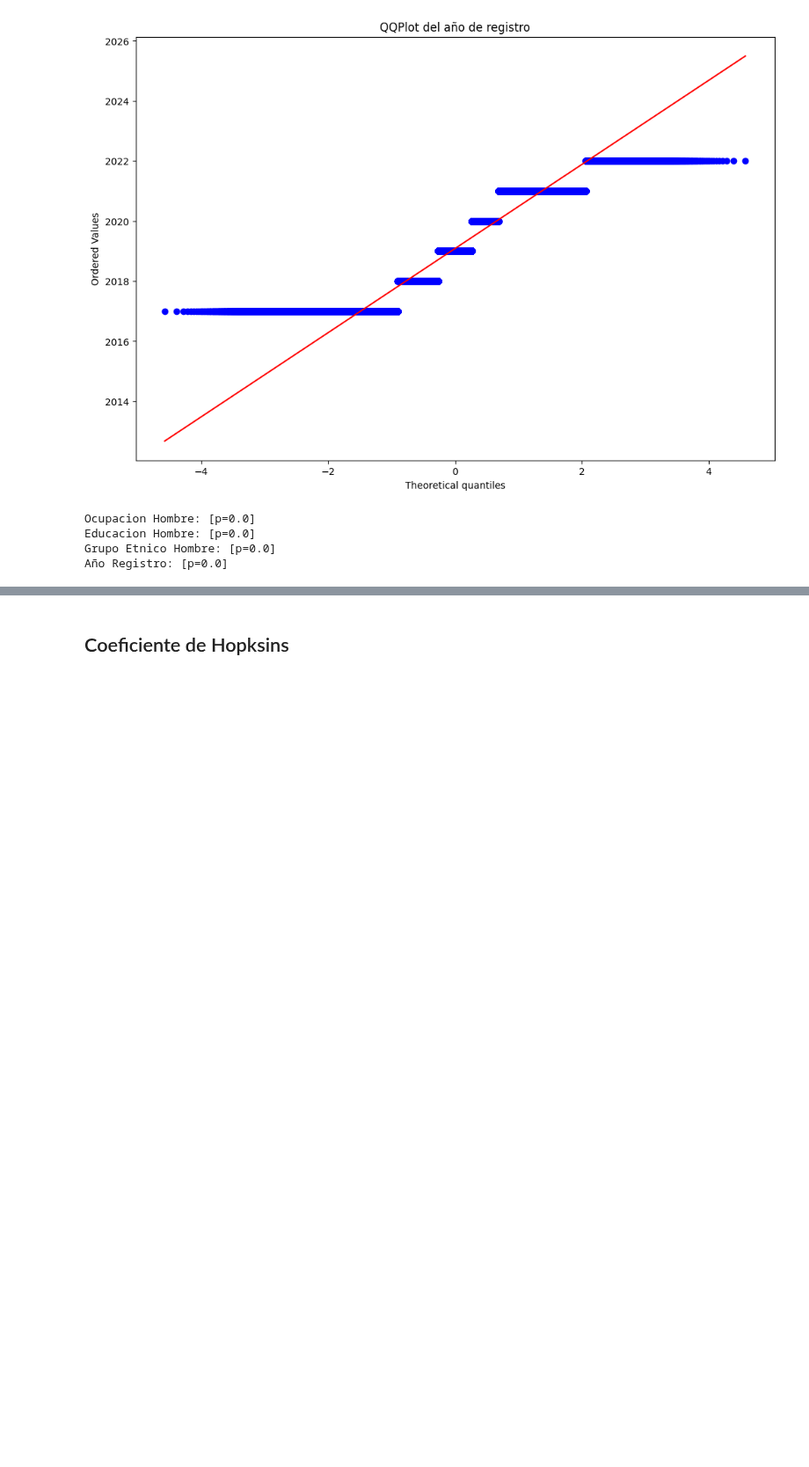
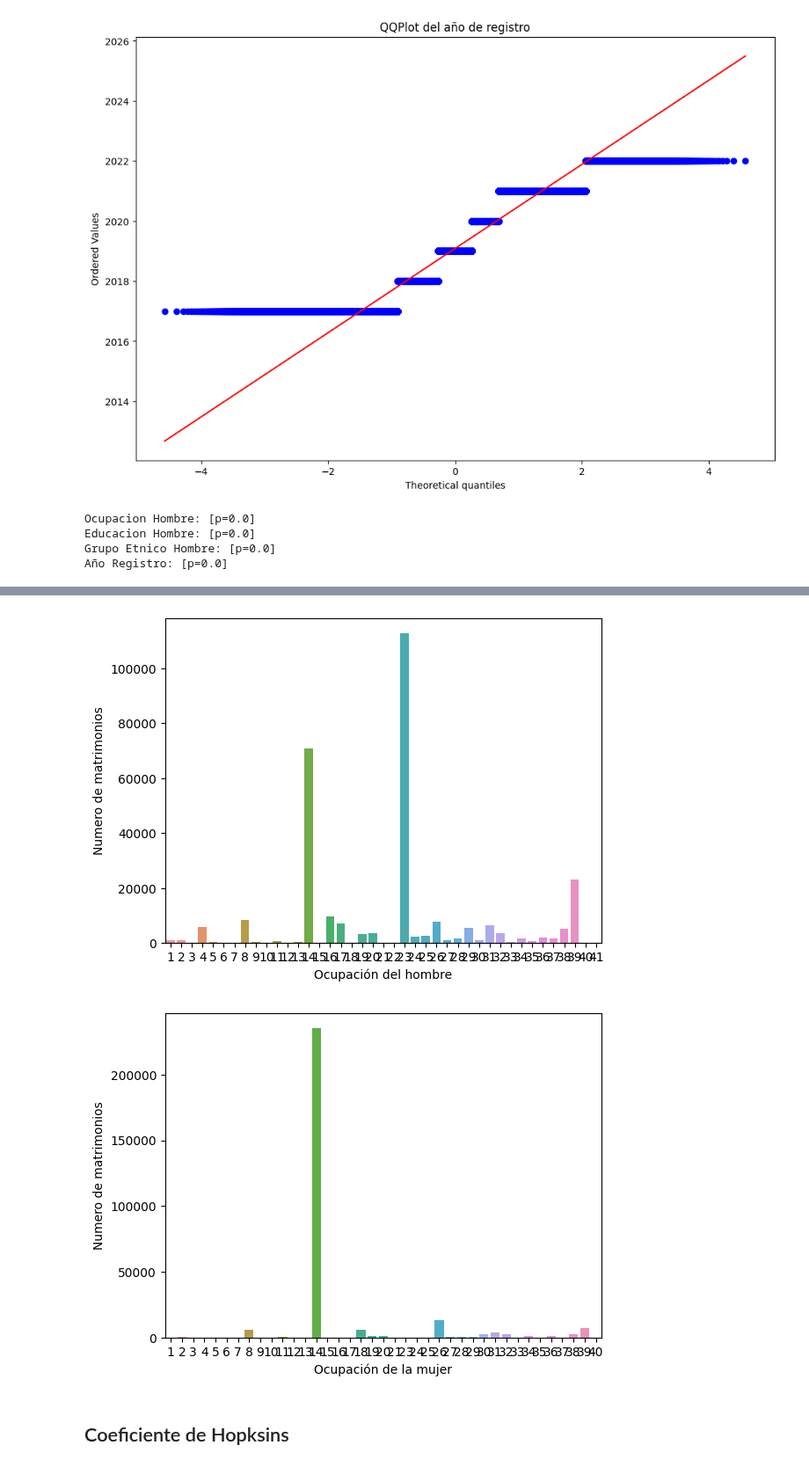
Before and after one commit to MGonza20/Proyecto1_MD, a Jupyter notebook: proyecto_final.ipynb, the cells around one changed output, grey strips where cells are left out. Shown at 88% size. Drawn from its saved outputs; the diff is of its cells as text; code cells hidden in the pictures; blank space fills up the shorter version.

```diff
--- a/proyecto_final.ipynb
+++ b/proyecto_final.ipynb
@@ -510,3 +600,16 @@ Año Registro: [p=0.0]
+# %%
+sns.countplot(x='ocupacionHombre', data=data_final)
+plt.xlabel('Ocupación del hombre')
+plt.ylabel('Numero de matrimonios')
+plt.show()
+
+sns.countplot(x='ocupacionMujer', data=data_final)
+plt.xlabel('Ocupación de la mujer')
+plt.ylabel('Numero de matrimonios')
+plt.show()
+# %% [output]
+[figure, added]
+[figure, added]
 # %% [markdown]
 ## Coeficiente de Hopksins
 # %%
```
Also changed, not shown: parts of 9 cells of this notebook.
